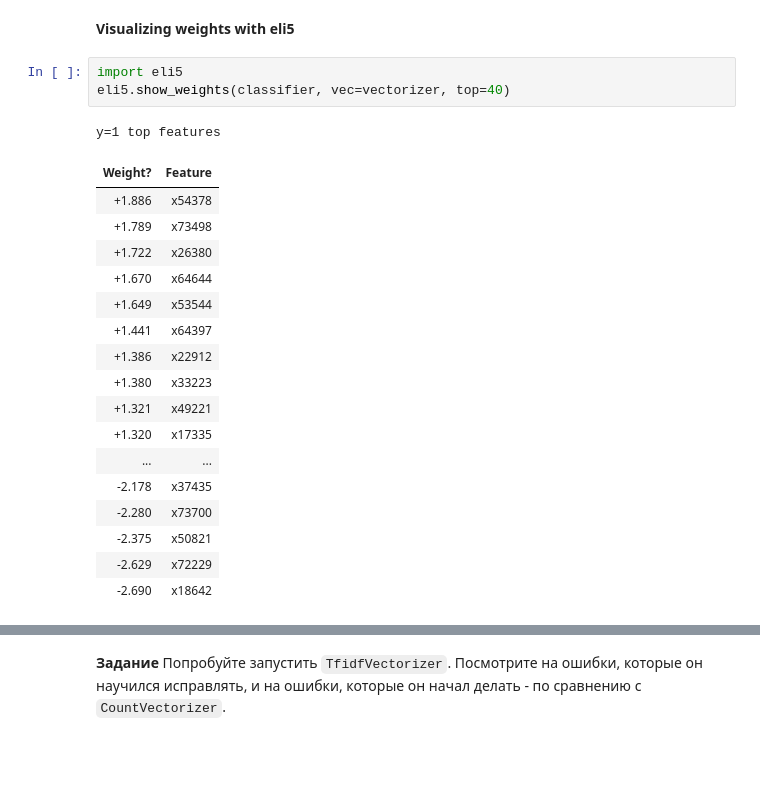
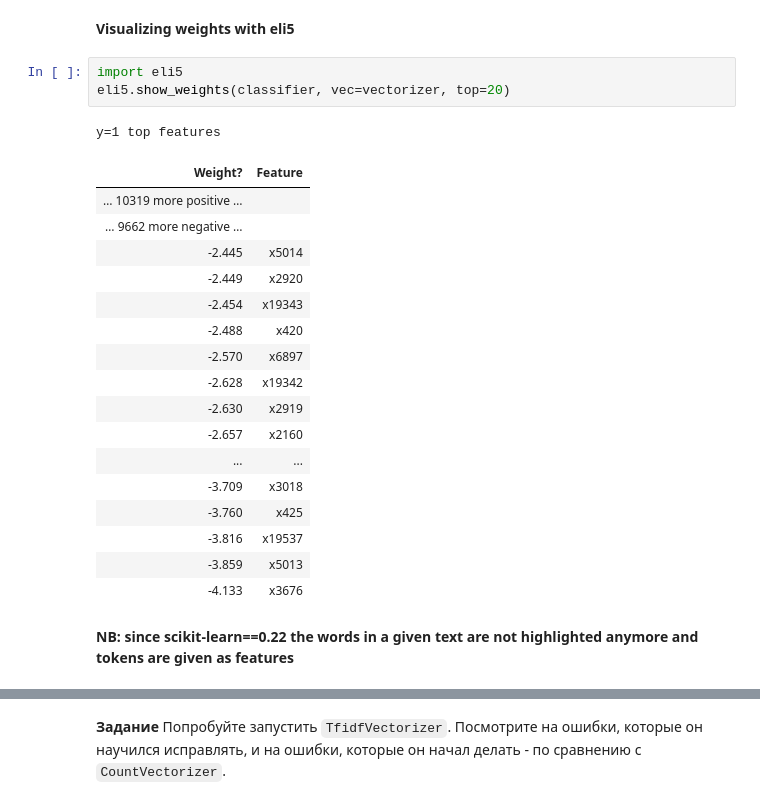
Before and after one commit to aldalinde/NLP_HW_GB, a Jupyter notebook: Aldalinde_NLP_HW_06.ipynb, the cells around one changed output, grey strips where cells are left out. Cells and saved outputs as stored; diff of their text form; blank space fills up the shorter version.

```diff
--- a/Aldalinde_NLP_HW_06.ipynb
+++ b/Aldalinde_NLP_HW_06.ipynb
@@ -144,25 +144,27 @@ Test accuracy = 86.37%
 **Visualizing weights with eli5**
 # %%
 import eli5
-eli5.show_weights(classifier, vec=vectorizer, top=40)
+eli5.show_weights(classifier, vec=vectorizer, top=20)
 # %% [output]
 y=1 top features
 | Weight? | Feature |
-| +1.886 | x54378 |
-| +1.789 | x73498 |
-| +1.722 | x26380 |
-| +1.670 | x64644 |
-| +1.649 | x53544 |
-| +1.441 | x64397 |
-| +1.386 | x22912 |
-| +1.380 | x33223 |
-| +1.321 | x49221 |
-| +1.320 | x17335 |
+| … 10319 more positive … |  |
+| … 9662 more negative … |  |
+| -2.445 | x5014 |
+| -2.449 | x2920 |
+| -2.454 | x19343 |
+| -2.488 | x420 |
+| -2.570 | x6897 |
+| -2.628 | x19342 |
+| -2.630 | x2919 |
+| -2.657 | x2160 |
 | ... | ... |
-| -2.178 | x37435 |
-| -2.280 | x73700 |
-| -2.375 | x50821 |
-| -2.629 | x72229 |
-| -2.690 | x18642 |
+| -3.709 | x3018 |
+| -3.760 | x425 |
+| -3.816 | x19537 |
+| -3.859 | x5013 |
+| -4.133 | x3676 |
+# %% [markdown]
+**NB: since scikit-learn==0.22 the words in a given text are not highlighted anymore and tokens are given as features**
 # %%
 print('Positive' if test_df['is_positive'].iloc[1] else 'Negative')
```
Also changed, not shown: parts of 13 cells of this notebook.
